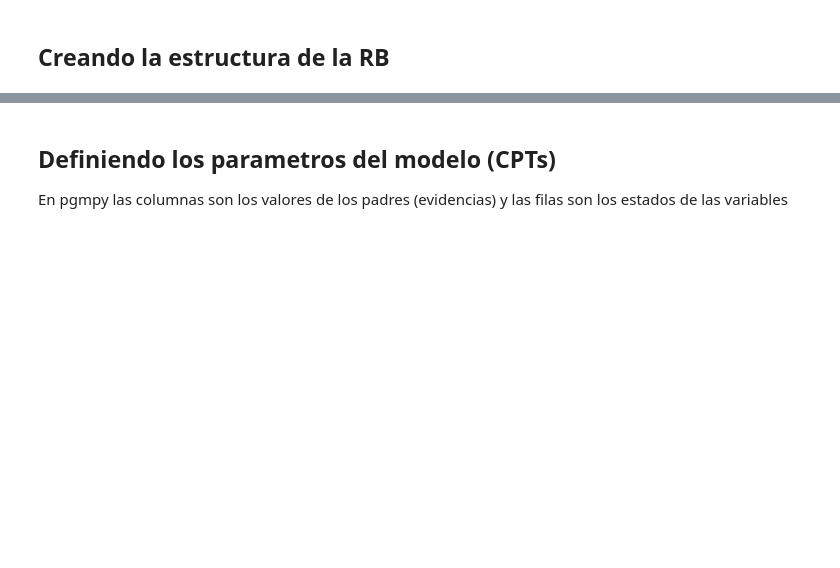
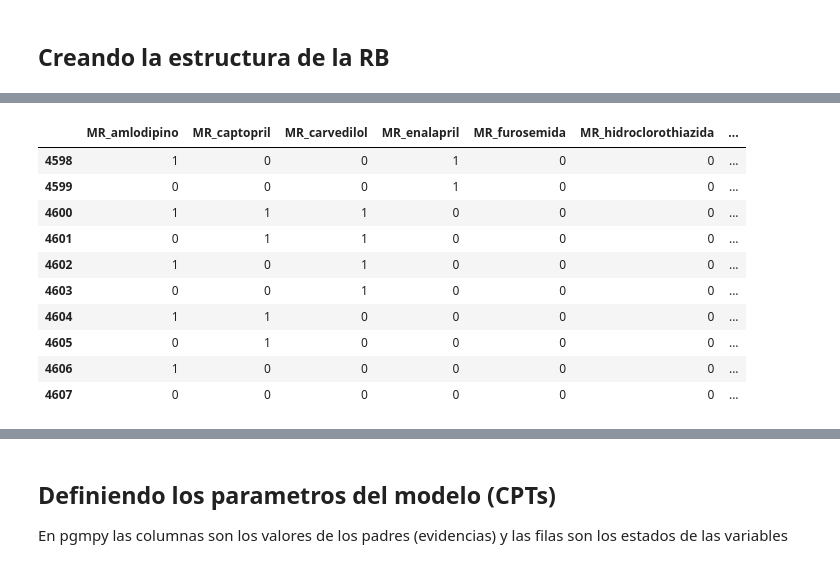
Before and after one commit to louMon/MedGeriatricThesis, a Jupyter notebook: Modelamiento Medicamentos - Patologias.ipynb, the cells around one changed output, grey strips where cells are left out. Drawn from its saved outputs; the diff is of its cells as text; code cells hidden in the pictures; blank space fills up the shorter version.

```diff
--- a/Modelamiento Medicamentos - Patologias.ipynb
+++ b/Modelamiento Medicamentos - Patologias.ipynb
@@ -94,0 +188,14 @@ bn = BayesianModel([('EP_Insuficiencia_Cardiaca', 'MR_metropolol'),
+# %%
+df_ANT_presion_arterial.tail(10)
+# %% [output]
+|  | MR_amlodipino | MR_captopril | MR_carvedilol | MR_enalapril | MR_furosemida | MR_hidroclorothiazida | ... |
+| 4598 | 1 | 0 | 0 | 1 | 0 | 0 | ... |
+| 4599 | 0 | 0 | 0 | 1 | 0 | 0 | ... |
+| 4600 | 1 | 1 | 1 | 0 | 0 | 0 | ... |
+| 4601 | 0 | 1 | 1 | 0 | 0 | 0 | ... |
+| 4602 | 1 | 0 | 1 | 0 | 0 | 0 | ... |
+| 4603 | 0 | 0 | 1 | 0 | 0 | 0 | ... |
+| 4604 | 1 | 1 | 0 | 0 | 0 | 0 | ... |
+| 4605 | 0 | 1 | 0 | 0 | 0 | 0 | ... |
+| 4606 | 1 | 0 | 0 | 0 | 0 | 0 | ... |
+| 4607 | 0 | 0 | 0 | 0 | 0 | 0 | ... |
```
Also changed, not shown: parts of 26 cells of this notebook, 1 other file.
